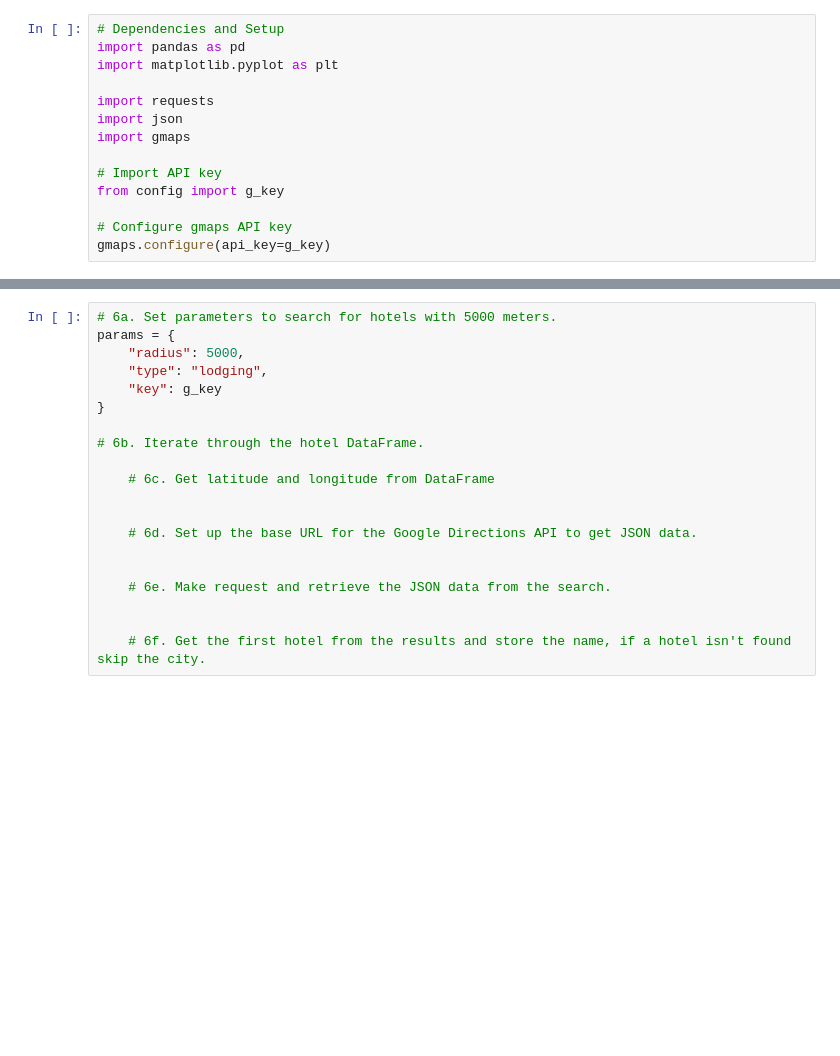
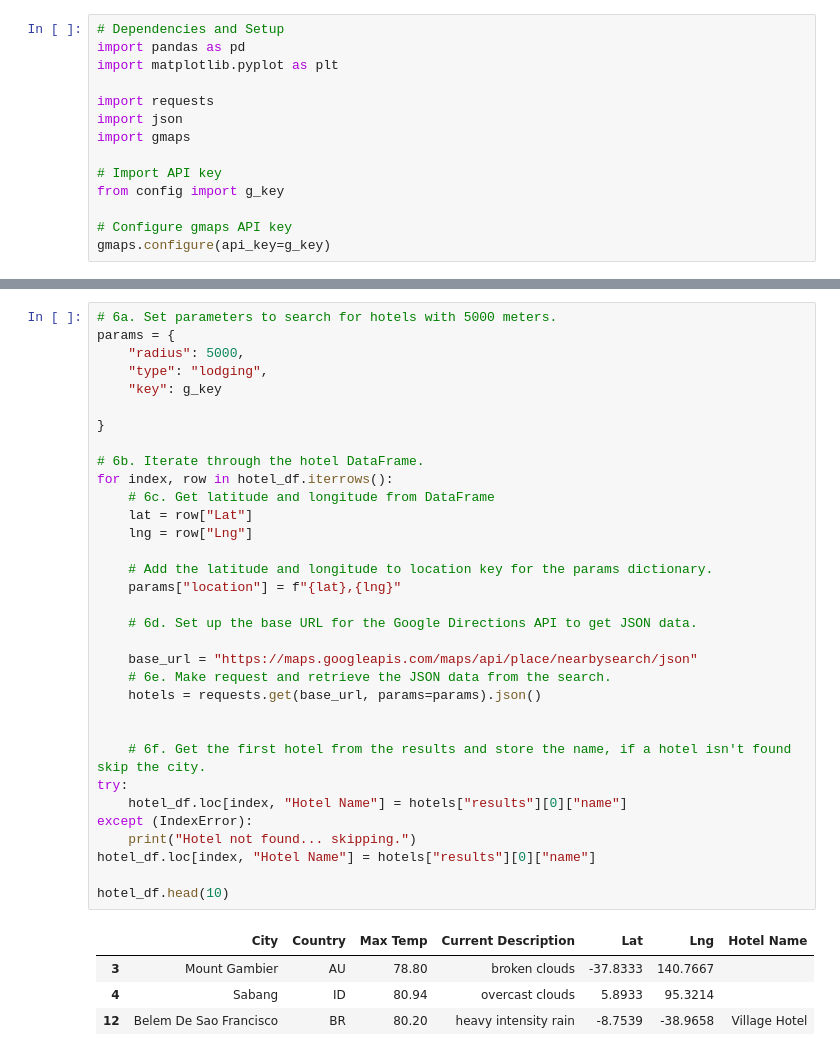
Before and after one commit to mmh926/World_Weather_Analysis, a Jupyter notebook: Vacation_Search/Vacation_Search.ipynb, the cells around one changed output, grey strips where cells are left out. Saved outputs shown, nothing was run; the diff lists cells and outputs as text; blank space fills up the shorter version.

```diff
--- a/Vacation_Search/Vacation_Search.ipynb
+++ b/Vacation_Search/Vacation_Search.ipynb
@@ -38,22 +99,40 @@ hotel_df.head(10)
 # %%
 # 6a. Set parameters to search for hotels with 5000 meters.
 params = {
     "radius": 5000,
     "type": "lodging",
     "key": g_key
+
 }
 
 # 6b. Iterate through the hotel DataFrame.
+for index, row in hotel_df.iterrows():
+    # 6c. Get latitude and longitude from DataFrame
+    lat = row["Lat"]
+    lng = row["Lng"]
 
-    # 6c. Get latitude and longitude from DataFrame
-
+    # Add the latitude and longitude to location key for the params dictionary.
+    params["location"] = f"{lat},{lng}"
 
     # 6d. Set up the base URL for the Google Directions API to get JSON data.
 
-
+    base_url = "https://maps.googleapis.com/maps/api/place/nearbysearch/json"
     # 6e. Make request and retrieve the JSON data from the search.
+    hotels = requests.get(base_url, params=params).json()
 
 
     # 6f. Get the first hotel from the results and store the name, if a hotel isn't found skip the city.
+try:
+    hotel_df.loc[index, "Hotel Name"] = hotels["results"][0]["name"]
+except (IndexError):
+    print("Hotel not found... skipping.")
+hotel_df.loc[index, "Hotel Name"] = hotels["results"][0]["name"]
+
+hotel_df.head(10)
+# %% [output]
+|  | City | Country | Max Temp | Current Description | Lat | Lng | Hotel Name |
+| 3 | Mount Gambier | AU | 78.80 | broken clouds | -37.8333 | 140.7667 |  |
+| 4 | Sabang | ID | 80.94 | overcast clouds | 5.8933 | 95.3214 |  |
+| 12 | Belem De Sao Francisco | BR | 80.20 | heavy intensity rain | -8.7539 | -38.9658 | Village Hotel |
 # %%
 # 7. Drop the rows where there is no Hotel Name.
```
Also changed, not shown: parts of 14 cells of this notebook, 1 other file.
